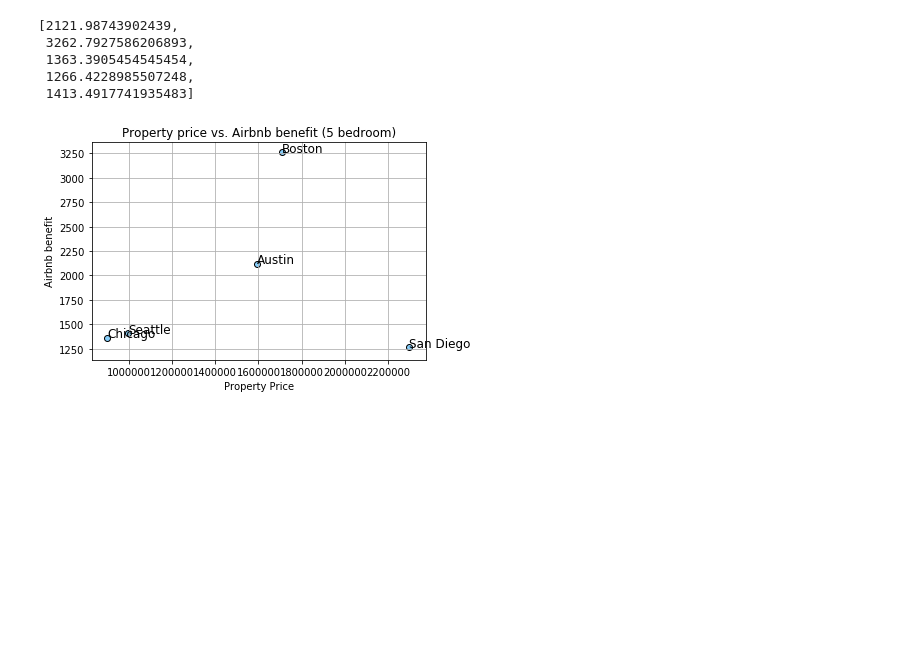
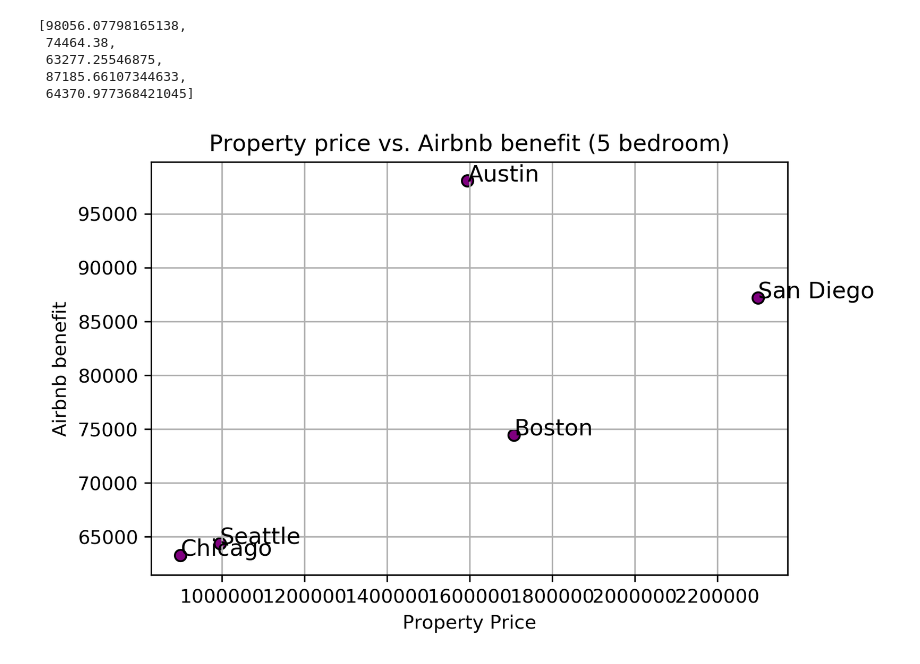
Before and after one commit to chinosamg/Cinco, a Jupyter notebook: Plot_per_city.ipynb, the cells around one changed output. Cells and saved outputs as stored; diff of their text form; code cells hidden in the pictures; blank space fills up the shorter version.

Commit message:
matched data to both .ipynb & resized the figure

```diff
--- a/Plot_per_city.ipynb
+++ b/Plot_per_city.ipynb
@@ -234,11 +242,13 @@ city_name = ["Austin","Boston","Chicago","San Diego","Seattle"]
 x_axis = bd3_df["MedianListingPrice "].values
 y_axis = city_bd3_income
 
+plt.figure(dpi=300)
+
 for i,city in enumerate(city_name):
 
     x = x_axis[i]
     y = y_axis[i]
-    plt.scatter(x, y, marker="o", facecolors="blue", edgecolors="black",alpha=1)
+    plt.scatter(x, y, marker="o", facecolors="red", edgecolors="black",alpha=1)
     plt.text(x, y, city, fontsize = 12)
 
 plt.grid(True)
@@ -259,11 +269,11 @@ chi_bnb_bd4 = chi_bnb_df[chi_bnb_df["bedrooms"] == 4]
 sd_bnb_bd4 = sd_bnb_df[sd_bnb_df["bedrooms"] == 4]
 sea_bnb_bd4 = sea_bnb_df[sea_bnb_df["bedrooms"] == 4]
 
-aus_bd4_income = (aus_bnb_bd4["price"]*aus_bnb_bd4["minimum_nights"]*aus_bnb_bd4["reviews_per_month"]).mean()
-bos_bd4_income = (bos_bnb_bd4["price"]*bos_bnb_bd4["minimum_nights"]*bos_bnb_bd4["reviews_per_month"]).mean()
-chi_bd4_income = (chi_bnb_bd4["price"]*chi_bnb_bd4["minimum_nights"]*chi_bnb_bd4["reviews_per_month"]).mean()
-sd_bd4_income = (sd_bnb_bd4["price"]*sd_bnb_bd4["minimum_nights"]*sd_bnb_bd4["reviews_per_month"]).mean()
-sea_bd4_income = (sea_bnb_bd4["price"]*sea_bnb_bd4["minimum_nights"]*sea_bnb_bd4["reviews_per_month"]).mean()
+aus_bd4_income = aus_bnb_bd4["price"].mean()* aus_occ
+bos_bd4_income = bos_bnb_bd4["price"].mean()* bos_occ
+chi_bd4_income = chi_bnb_bd4["price"].mean()* chi_occ
+sd_bd4_income = sd_bnb_bd4["price"].mean()* sd_occ
+sea_bd4_income = sea_bnb_bd4["price"].mean()* sea_occ
 
 city_bd4_income = [aus_bd4_income,bos_bd4_income,chi_bd4_income,sd_bd4_income,sea_bd4_income]
 city_bd4_income
@@ -279,11 +289,13 @@ city_name = ["Austin","Boston","Chicago","San Diego","Seattle"]
 x_axis = bd4_df["MedianListingPrice "].values
 y_axis = city_bd4_income
 
+plt.figure(dpi=300)
+
 for i,city in enumerate(city_name):
 
     x = x_axis[i]
     y = y_axis[i]
-    plt.scatter(x, y, marker="o", facecolors="lightcoral", edgecolors="black",alpha=1)
+    plt.scatter(x, y, marker="o", facecolors="green", edgecolors="black",alpha=1)
     plt.text(x, y, city, fontsize = 12)
 
 plt.grid(True)
@@ -304,38 +316,40 @@ chi_bnb_bd5 = chi_bnb_df[chi_bnb_df["bedrooms"] == 5]
 sd_bnb_bd5 = sd_bnb_df[sd_bnb_df["bedrooms"] == 5]
 sea_bnb_bd5 = sea_bnb_df[sea_bnb_df["bedrooms"] == 5]
 
-aus_bd5_income = (aus_bnb_bd5["price"]*aus_bnb_bd5["minimum_nights"]*aus_bnb_bd5["reviews_per_month"]).mean()
-bos_bd5_income = (bos_bnb_bd5["price"]*bos_bnb_bd5["minimum_nights"]*bos_bnb_bd5["reviews_per_month"]).mean()
-chi_bd5_income = (chi_bnb_bd5["price"]*chi_bnb_bd5["minimum_nights"]*chi_bnb_bd5["reviews_per_month"]).mean()
-sd_bd5_income = (sd_bnb_bd5["price"]*sd_bnb_bd5["minimum_nights"]*sd_bnb_bd5["reviews_per_month"]).mean()
-sea_bd5_income = (sea_bnb_bd5["price"]*sea_bnb_bd5["minimum_nights"]*sea_bnb_bd5["reviews_per_month"]).mean()
+aus_bd5_income = aus_bnb_bd5["price"].mean()* aus_occ
+bos_bd5_income = bos_bnb_bd5["price"].mean()* bos_occ
+chi_bd5_income = chi_bnb_bd5["price"].mean()* chi_occ
+sd_bd5_income = sd_bnb_bd5["price"].mean()* sd_occ
+sea_bd5_income = sea_bnb_bd5["price"].mean()* sea_occ
 
 city_bd5_income = [aus_bd5_income,bos_bd5_income,chi_bd5_income,sd_bd5_income,sea_bd5_income]
 city_bd5_income
 # %% [output]
-[2121.98743902439,
- 3262.7927586206893,
- 1363.3905454545454,
- 1266.4228985507248,
- 1413.4917741935483]
+[98056.07798165138,
+ 74464.38,
+ 63277.25546875,
+ 87185.66107344633,
+ 64370.977368421045]
 # %%
 city_name = ["Austin","Boston","Chicago","San Diego","Seattle"]
 
 x_axis = bd5_df["MedianListingPrice "].values
 y_axis = city_bd5_income
 
+plt.figure(dpi=300)
+
 for i,city in enumerate(city_name):
 
     x = x_axis[i]
     y = y_axis[i]
-    plt.scatter(x, y, marker="o", facecolors="lightskyblue", edgecolors="black",alpha=1)
+    plt.scatter(x, y, marker="o", facecolors="purple", edgecolors="black",alpha=1)
     plt.text(x, y, city, fontsize = 12)
 
 plt.grid(True)
 plt.title("Property price vs. Airbnb benefit (5 bedroom)")
 plt.xlabel("Property Price")
 plt.ylabel("Airbnb benefit")
 plt.savefig("Images/5_bedroom_bar.png")
 plt.show()
 # %% [output]
-[figure, old version]
+[figure, new version]
```
Also changed, not shown: parts of 10 cells of this notebook, 8 other files.
